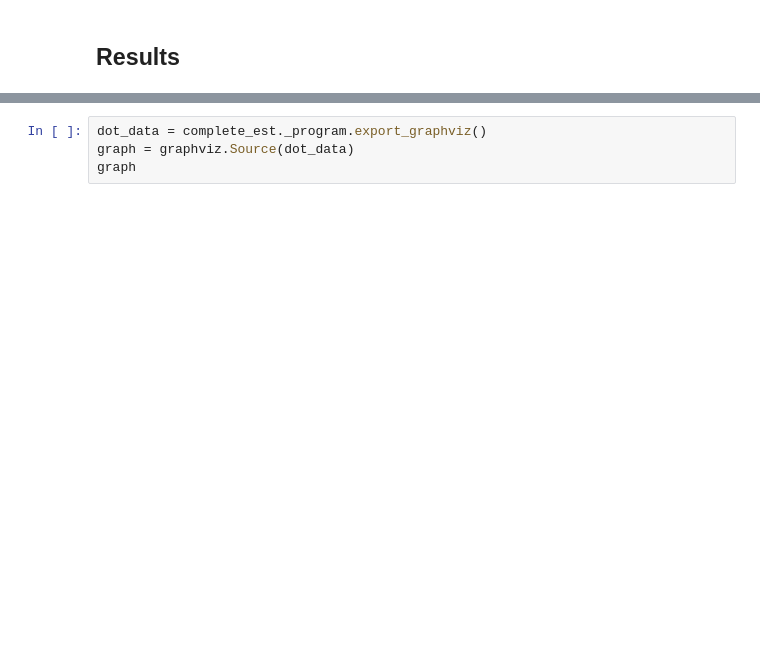
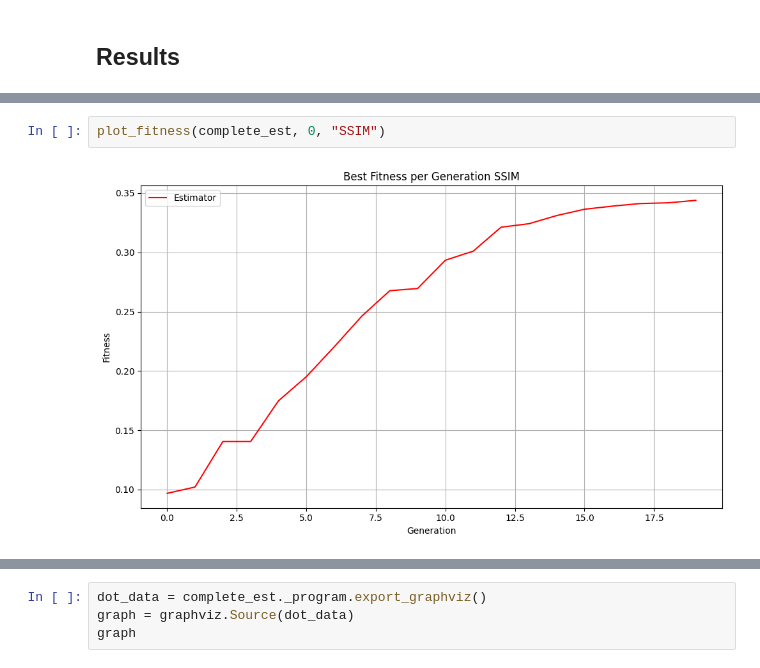
Before and after one commit to MatTheTab/mathematical-image-synthesis, a Jupyter notebook: one_predictor_test.ipynb, the cells around one changed output, grey strips where cells are left out. Drawn from its saved outputs; the diff is of its cells as text; blank space fills up the shorter version.

```diff
--- a/one_predictor_test.ipynb
+++ b/one_predictor_test.ipynb
@@ -289,0 +374,4 @@ plt.show()
+# %%
+plot_fitness(complete_est, 0, "SSIM")
+# %% [output]
+[figure, added]
```
Also changed, not shown: parts of 10 cells of this notebook.
